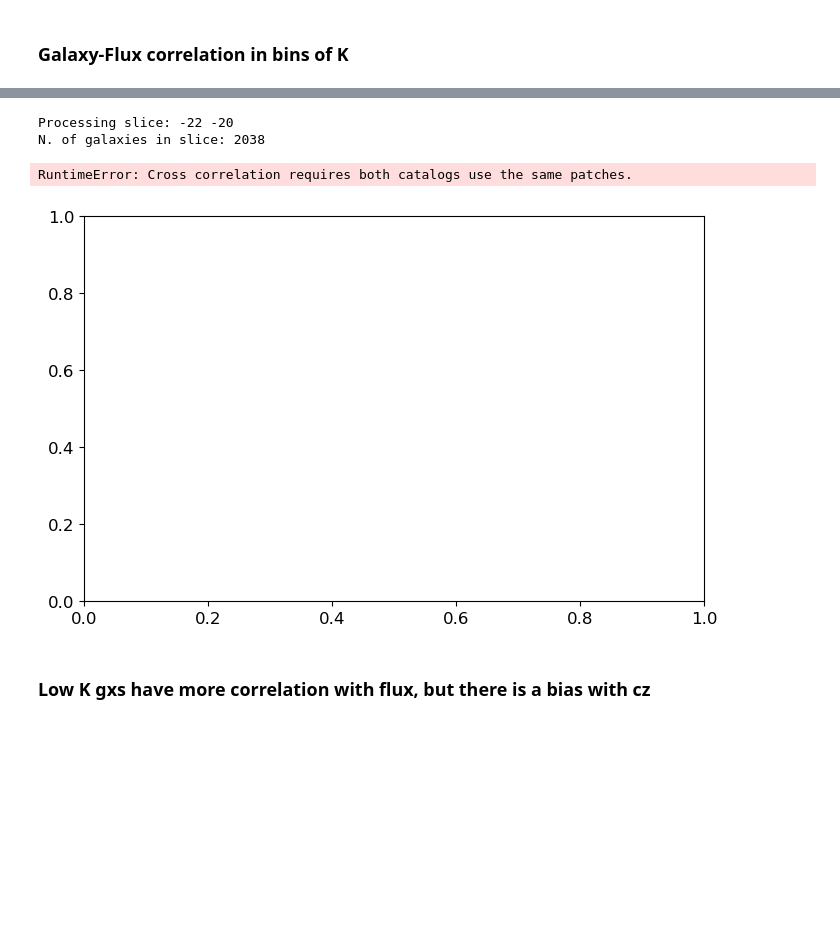
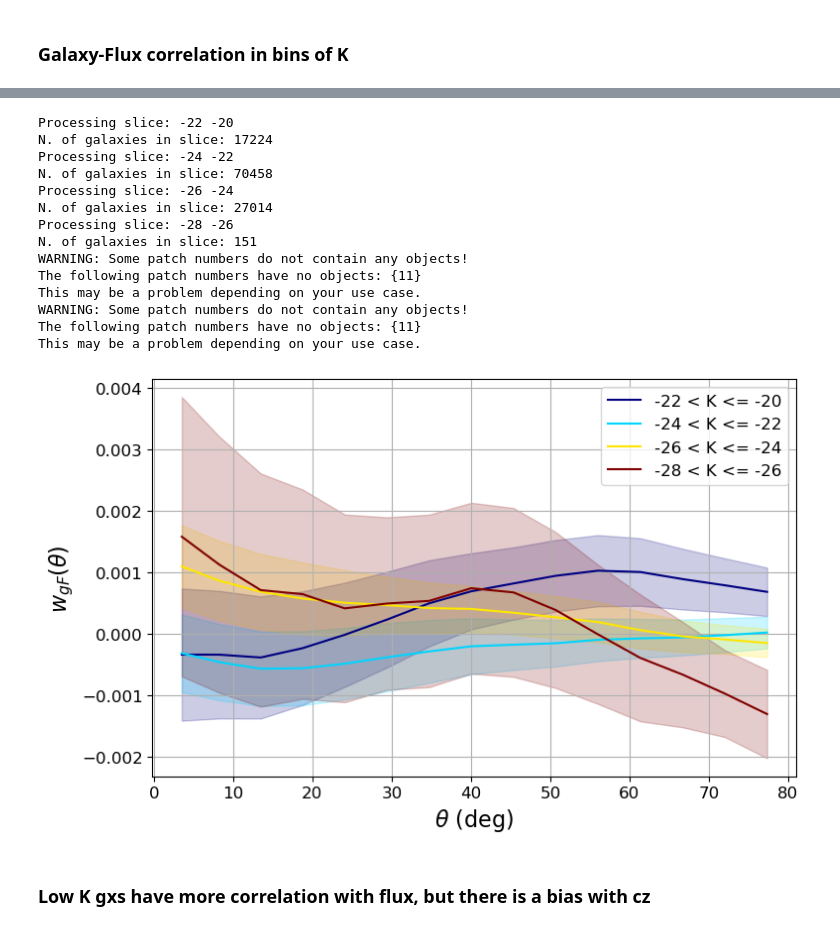
Before and after one commit to FedeDavilaKurban/Auger, a Jupyter notebook: plot3_GLADE_paper1.ipynb, the cells around one changed output, grey strips where cells are left out. Cells and saved outputs as stored; diff of their text form; code cells hidden in the pictures; blank space fills up the shorter version.

```diff
--- a/plot3_GLADE_paper1.ipynb
+++ b/plot3_GLADE_paper1.ipynb
@@ -11,6 +11,8 @@ import matplotlib.pyplot as plt
 
 
 def read_GLADE(cols_to_use, cz_min=1200, dL_max=200):
+    from get_masks import get_milkyway_mask
+
     filename = "../data/GLADE_zhelio_lt0.1_dL_lt300.txt"
     c = 299792.458  # km/s
     chunksize = 200_000
@@ -53,6 +55,9 @@ def read_GLADE(cols_to_use, cz_min=1200, dL_max=200):
     df = pd.concat(filtered_chunks, ignore_index=True)
     # Compute absolute K magnitude
     df["M_K"] = df["K"] - 5 * np.log10(df["d_L"]) - 25
+
+    df = df.iloc[get_milkyway_mask(df["RA"].values, df["Dec"].values)]
+    df = df[df['Dec']<45.]
 
     print(f"Remaining galaxies after all cuts: {len(df)}")
 
@@ -151,7 +153,7 @@ for i, (k_max, k_min) in enumerate(k_slices):
     print('Processing slice:', k_min, k_max)
 
     # Filter galaxies for the current cz slice
-    gxs_slice = gxs[(gxs['M_Ks'] > k_min) & (gxs['M_Ks'] <= k_max)]
+    gxs_slice = gxs[(gxs['M_K'] > k_min) & (gxs['M_K'] <= k_max)]
 
     print('N. of galaxies in slice:', len(gxs_slice))
 
@@ -159,8 +161,8 @@ for i, (k_max, k_min) in enumerate(k_slices):
     rand_ra, rand_dec = generate_RanCat(len(gxs_slice)*10, dec_min=-90, dec_max=45)
 
     # Create treecorr catalogs for the current slice
-    gcat_slice = treecorr.Catalog(ra=gxs_slice['_RAJ2000'], dec=gxs_slice['_DEJ2000'],
-                                  ra_units='deg', dec_units='deg', npatch=10)
+    gcat_slice = treecorr.Catalog(ra=gxs_slice['RA'], dec=gxs_slice['Dec'],
+                                  ra_units='deg', dec_units='deg', npatch=20)
     rand_cat = treecorr.Catalog(ra=rand_ra, dec=rand_dec,
                                 ra_units='deg', dec_units='deg', patch_centers=gcat_slice.patch_centers)
 
@@ -179,36 +181,47 @@ for i, (k_max, k_min) in enumerate(k_slices):
                      color=colors[i], alpha=0.2)  # Add error band
     plt.plot(nk.meanr, xi, color=colors[i], label=f'{k_min} < K <= {k_max}')
 
 # Set font sizes
 plt.rcParams.update({
     'font.size': 14,          # default text size
     'axes.labelsize': 16,     # x/y labels
     'axes.titlesize': 18,     # plot titles
     'xtick.labelsize': 12,    # x tick labels
     'ytick.labelsize': 12,    # y tick labels
     'legend.fontsize': 12     # legend text
 })
 
 # Add colorbar using a dummy ScalarMappable
 # norm = plt.Normalize(vmin=cz_slices[0][0], vmax=cz_slices[-1][1])
 # sm = plt.cm.ScalarMappable(cmap='viridis', norm=norm)
 # sm.set_array([])  # dummy array
 # cbar = fig.colorbar(sm, ax=ax)
 # cbar.set_label('cz range')
 
 # Finalize plot
 ax.set_xlabel(r'$\theta$ (deg)')
 ax.set_ylabel(r'$w_{gF}(\theta)$')
 ax.grid()
 ax.legend(loc='upper right')
 plt.tight_layout()
 #plt.savefig('gal_flux_correlation.png', dpi=300)  # Save the figure
 plt.show()
 # %% [output]
 Processing slice: -22 -20
-N. of galaxies in slice: 2038
+N. of galaxies in slice: 17224
+Processing slice: -24 -22
+N. of galaxies in slice: 70458
+Processing slice: -26 -24
+N. of galaxies in slice: 27014
+Processing slice: -28 -26
+N. of galaxies in slice: 151
+WARNING: Some patch numbers do not contain any objects!
+The following patch numbers have no objects: {11}
+This may be a problem depending on your use case.
+WARNING: Some patch numbers do not contain any objects!
+The following patch numbers have no objects: {11}
+This may be a problem depending on your use case.
-RuntimeError: Cross correlation requires both catalogs use the same patches.
-[figure, old version]
+[figure, new version]
 # %% [markdown]
 ### Low K gxs have more correlation with flux, but there is a bias with cz
 # %%
```
Also changed, not shown: parts of 5 cells of this notebook, 7 other files.
